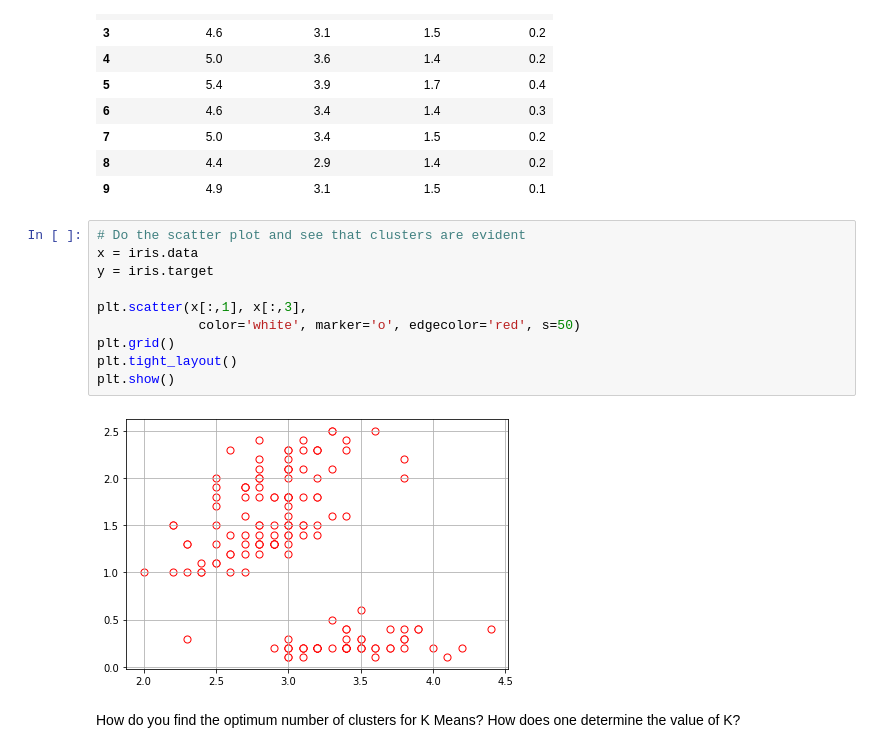
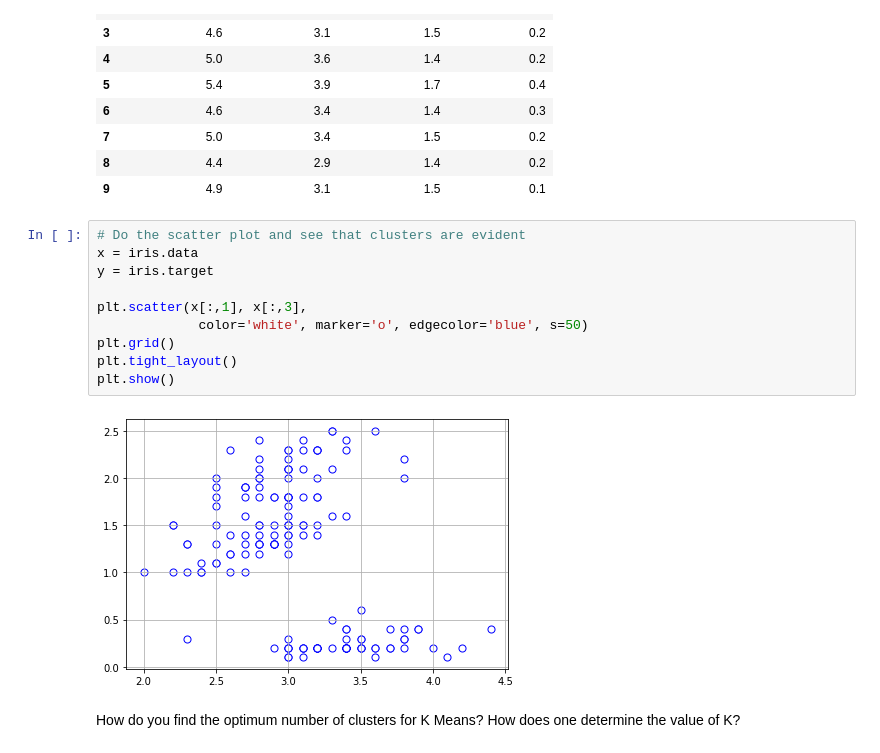
Before and after one commit to srushtipadval/TSF_Task2, a Jupyter notebook: TSF_Task2.ipynb, the cells around one changed output. Saved outputs shown, nothing was run; the diff lists cells and outputs as text.

```diff
--- a/TSF_Task2.ipynb
+++ b/TSF_Task2.ipynb
@@ -56,15 +56,15 @@ iris_df.head(10)
 # %%
 # Do the scatter plot and see that clusters are evident
 x = iris.data
 y = iris.target
 
 plt.scatter(x[:,1], x[:,3],
-             color='white', marker='o', edgecolor='red', s=50)
+             color='white', marker='o', edgecolor='blue', s=50)
 plt.grid()
 plt.tight_layout()
 plt.show()
 # %% [output]
-[figure, old version]
+[figure, new version]
 # %% [markdown]
 How do you find the optimum number of clusters for K Means? How does one determine the value of K?
 # %%
```
